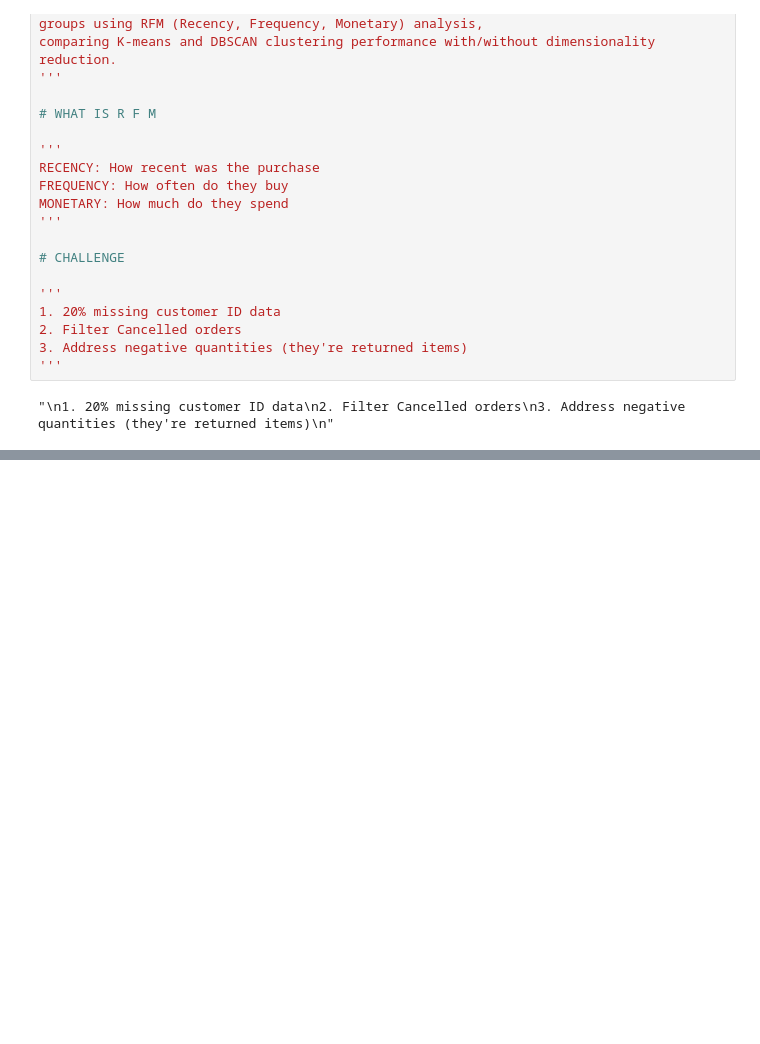
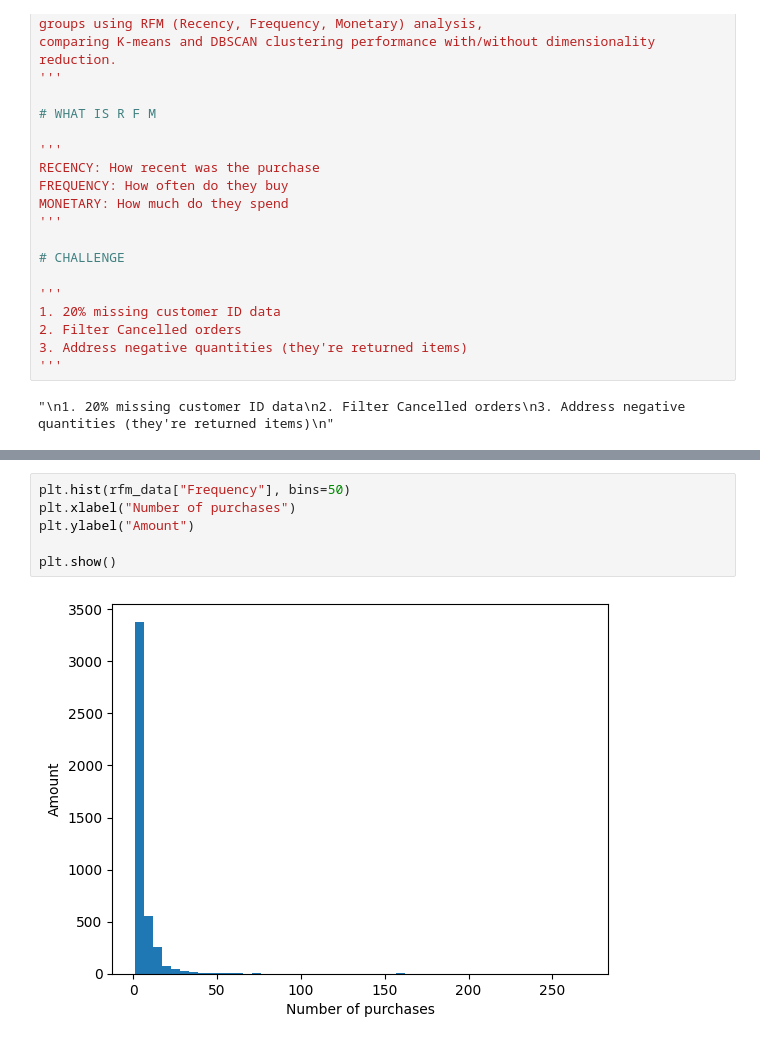
Before and after one commit to AgneloNunes9/scikit-learn-001, a Jupyter notebook: Advanced Customer Segmentation with Multi-Algorithm Clustering & RFM Analytics.ipynb, the cells around one changed output, grey strips where cells are left out. Cells and saved outputs as stored; diff of their text form; blank space fills up the shorter version.

```diff
--- a/Advanced Customer Segmentation with Multi-Algorithm Clustering & RFM Analytics.ipynb
+++ b/Advanced Customer Segmentation with Multi-Algorithm Clustering & RFM Analytics.ipynb
@@ -207,0 +306,8 @@ filtered_negative.describe()
+# %%
+plt.hist(rfm_data["Frequency"], bins=50)
+plt.xlabel("Number of purchases")
+plt.ylabel("Amount")
+
+plt.show()
+# %% [output]
+[figure, added]
```
Also changed, not shown: parts of 48 cells of this notebook, 2 other files.
